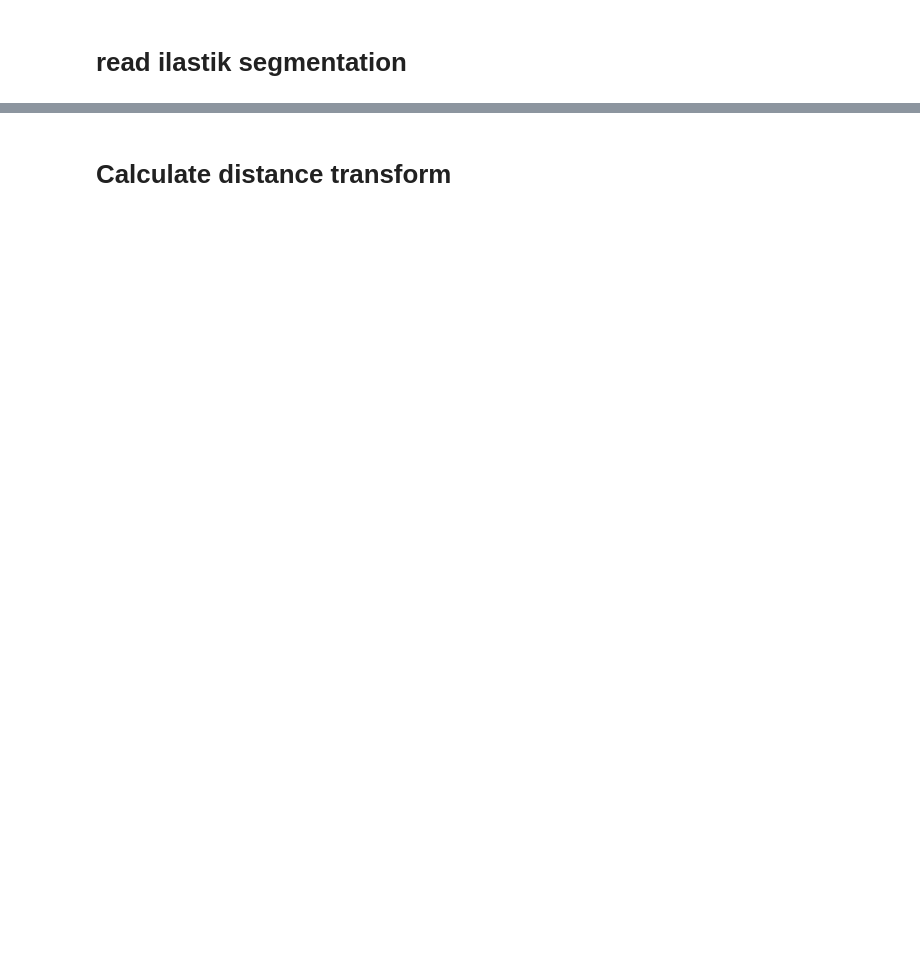
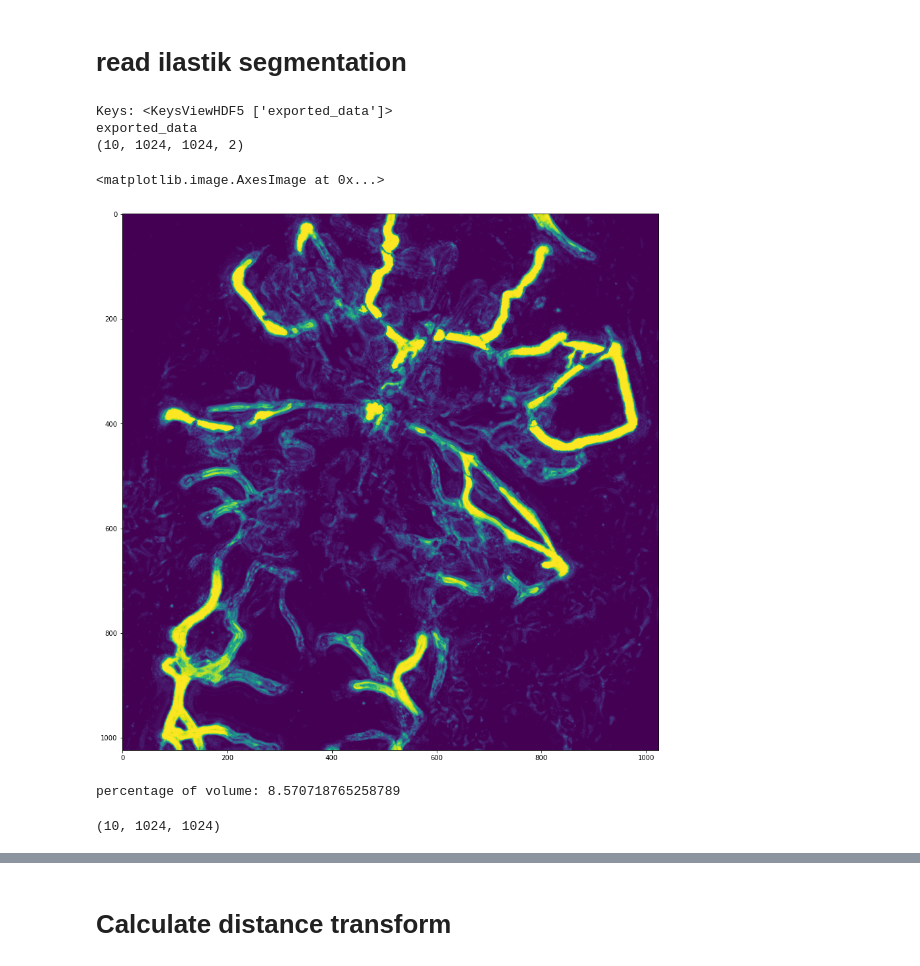
Before and after one commit to wgiese/zebrafish_xenograft_analysis, a Jupyter notebook: notebooks/process_ilastik_h5.ipynb, the cells around one changed output, grey strips where cells are left out. Drawn from its saved outputs; the diff is of its cells as text; code cells hidden in the pictures; blank space fills up the shorter version.

Commit message:
started analysis function looping over keyfile. Masks for different segmentation styles can now be loaded.

```diff
--- a/notebooks/process_ilastik_h5.ipynb
+++ b/notebooks/process_ilastik_h5.ipynb
@@ -22,7 +24,7 @@ print(parameters)
 # read ilastik segmentation
 # %%
 data_folder = parameters["data_folder"]
-filename = data_folder + "vessel_segmentation.h5"
+filename = data_folder + "04_Processed_Data/03_Ilastik/01_2D/03_Probability_Maps/200804_LBT070_5dpi_Pos006_C3_Probabilities.h5"
 
 with h5py.File(filename, "r") as f:
     # List all groups
@@ -35,10 +37,28 @@ with h5py.File(filename, "r") as f:
     #data = list(f[a_group_key])[1:10]
     data = np.array(f[a_group_key])
     print(data.shape)
+# %% [output]
+Keys: <KeysViewHDF5 ['exported_data']>
+exported_data
+(10, 1024, 1024, 2)
 # %%
 fig, ax = plt.subplots(figsize=(15,15))
-ax.imshow(data[100,:,:,0])
+ax.imshow(data[9,:,:,0])
+# %% [output]
+<matplotlib.image.AxesImage at 0x...>
+[figure, added]
 # %%
 vessel_data = data[:,:,:,0]
 volume_percent = 100.0*len(vessel_data[vessel_data > 0.5])/len(vessel_data.flatten())
 print("percentage of volume: %s" % volume_percent)
+# %% [output]
+percentage of volume: 8.570718765258789
+# %%
+#vessel_mask = vessel_data[vessel_data > 0.5]
+vessel_mask = np.where(vessel_data > 0.5, True, False)
+vessel_mask.shape
+
+#fig, ax = plt.subplots(figsize=(15,15))
+#ax.imshow(vessel_mask[9,:,:])
+# %% [output]
+(10, 1024, 1024)
```
Also changed, not shown: parts of 3 cells of this notebook, 1 other file.
